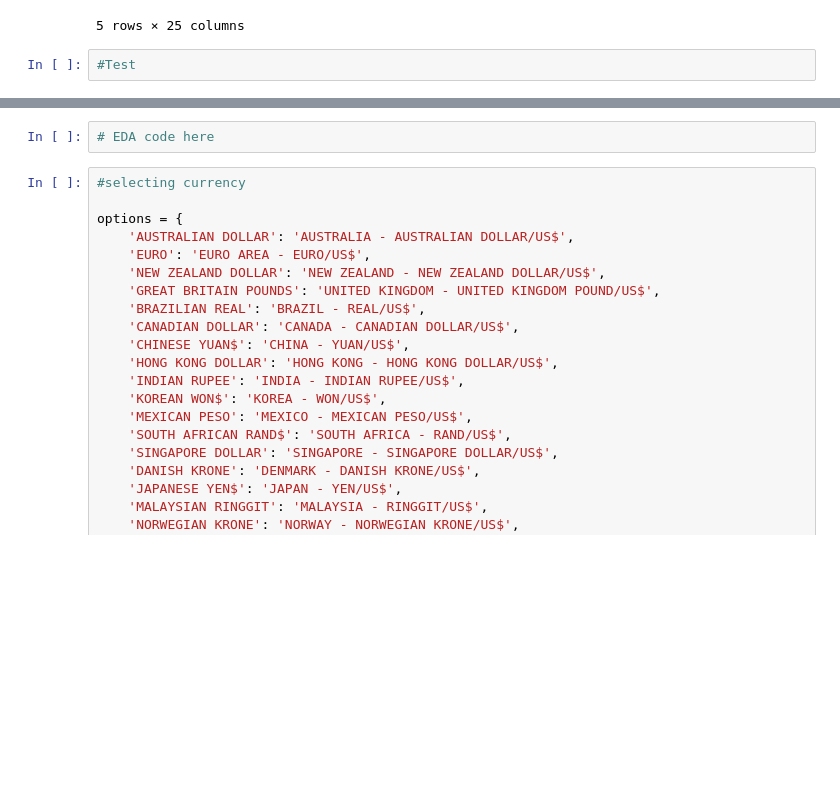
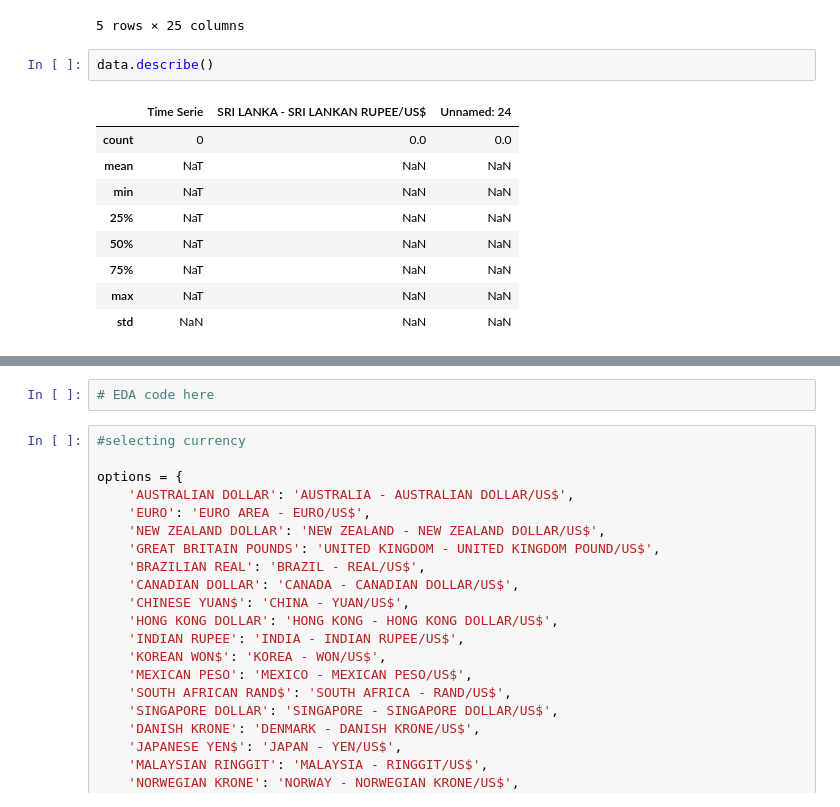
Before and after one commit to ichagabby-maker/forex-currency-predictor, a Jupyter notebook: analysis.ipynb, the cells around one changed output, grey strips where cells are left out. Cells and saved outputs as stored; diff of their text form; blank space fills up the shorter version.

```diff
--- a/analysis.ipynb
+++ b/analysis.ipynb
@@ -17,5 +37,15 @@ data.head()
 | 3 | 3 | 06-01-2000 | 1.5291 | 0.9686 | 1.9436 | ... |
 | 4 | 4 | 07-01-2000 | 1.5272 | 0.9714 | 1.938 | ... |
 5 rows × 25 columns
-# %%
-#Test
+# %%
+data.describe()
+# %% [output]
+|  | Time Serie | SRI LANKA - SRI LANKAN RUPEE/US$ | Unnamed: 24 |
+| count | 0 | 0.0 | 0.0 |
+| mean | NaT | NaN | NaN |
+| min | NaT | NaN | NaN |
+| 25% | NaT | NaN | NaN |
+| 50% | NaT | NaN | NaN |
+| 75% | NaT | NaN | NaN |
+| max | NaT | NaN | NaN |
+| std | NaN | NaN | NaN |
```
Also changed, not shown: parts of 7 cells of this notebook.
